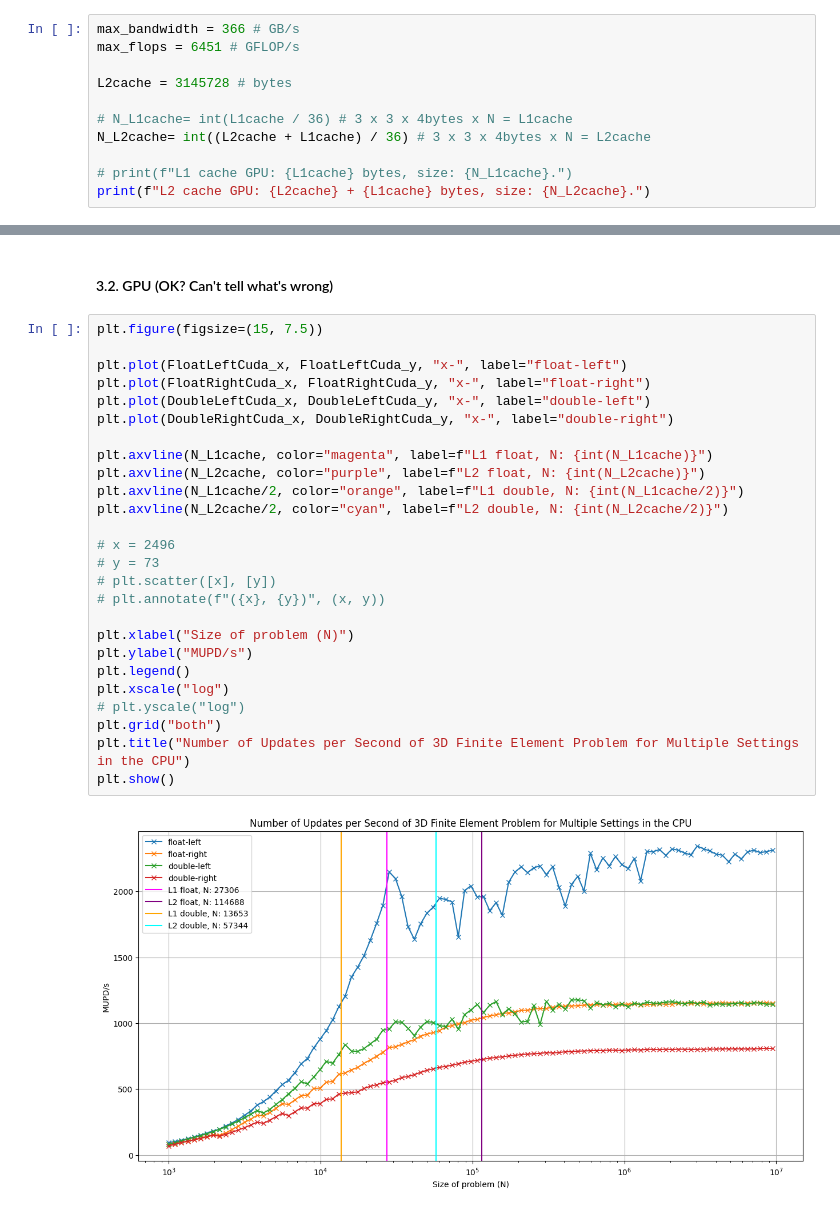
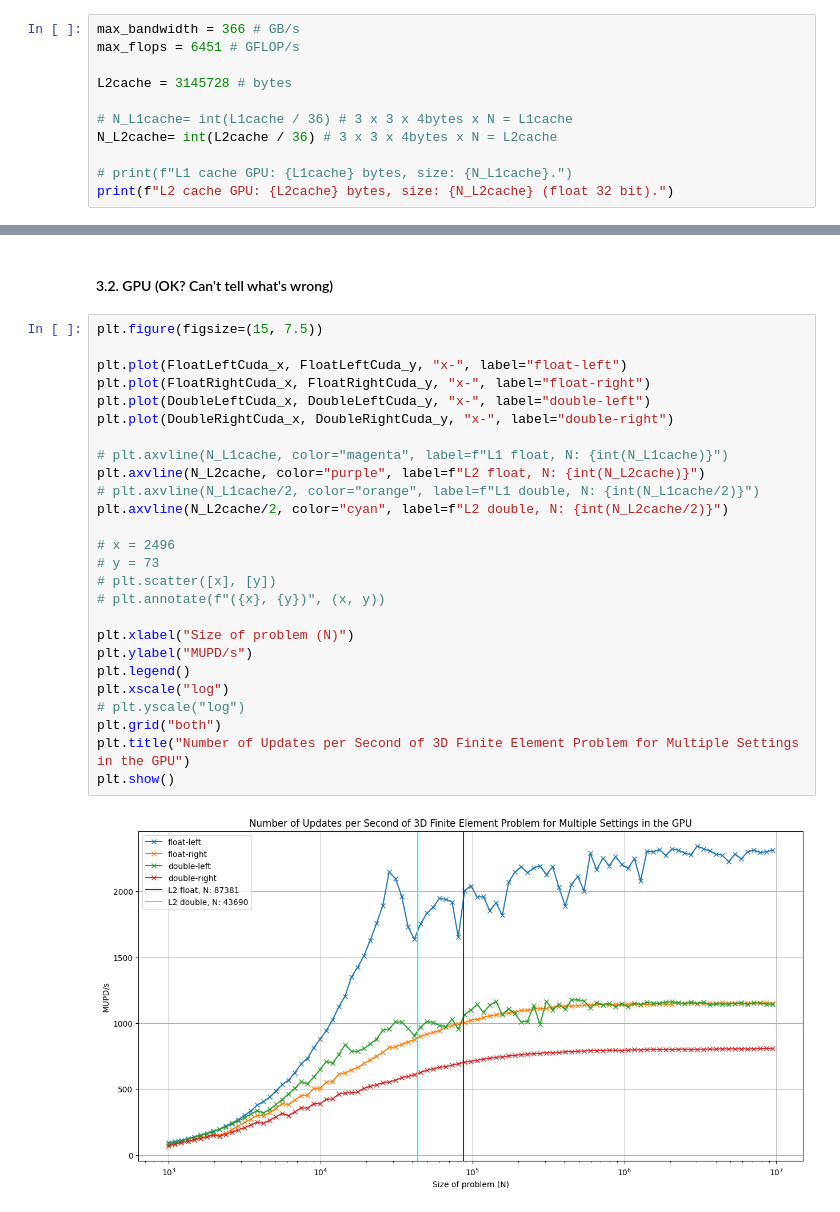
Before and after one commit to mjorrico/kokkos-fem, a Jupyter notebook: graphs.ipynb, the cells around one changed output, grey strips where cells are left out. Cells and saved outputs as stored; diff of their text form.

```diff
--- a/graphs.ipynb
+++ b/graphs.ipynb
@@ -26,8 +26,8 @@ max_flops = 6451 # GFLOP/s
 L2cache = 3145728 # bytes
 
 # N_L1cache= int(L1cache / 36) # 3 x 3 x 4bytes x N = L1cache
-N_L2cache= int((L2cache + L1cache) / 36) # 3 x 3 x 4bytes x N = L2cache
+N_L2cache= int(L2cache / 36) # 3 x 3 x 4bytes x N = L2cache
 
 # print(f"L1 cache GPU: {L1cache} bytes, size: {N_L1cache}.")
-print(f"L2 cache GPU: {L2cache} + {L1cache} bytes, size: {N_L2cache}.")
+print(f"L2 cache GPU: {L2cache} bytes, size: {N_L2cache} (float 32 bit).")
 # %% [output]
@@ -264,28 +265,28 @@ plt.show()
 # %%
 plt.figure(figsize=(15, 7.5))
 
 plt.plot(FloatLeftCuda_x, FloatLeftCuda_y, "x-", label="float-left")
 plt.plot(FloatRightCuda_x, FloatRightCuda_y, "x-", label="float-right")
 plt.plot(DoubleLeftCuda_x, DoubleLeftCuda_y, "x-", label="double-left")
 plt.plot(DoubleRightCuda_x, DoubleRightCuda_y, "x-", label="double-right")
 
-plt.axvline(N_L1cache, color="magenta", label=f"L1 float, N: {int(N_L1cache)}")
+# plt.axvline(N_L1cache, color="magenta", label=f"L1 float, N: {int(N_L1cache)}")
 plt.axvline(N_L2cache, color="purple", label=f"L2 float, N: {int(N_L2cache)}")
-plt.axvline(N_L1cache/2, color="orange", label=f"L1 double, N: {int(N_L1cache/2)}")
+# plt.axvline(N_L1cache/2, color="orange", label=f"L1 double, N: {int(N_L1cache/2)}")
 plt.axvline(N_L2cache/2, color="cyan", label=f"L2 double, N: {int(N_L2cache/2)}")
 
 # x = 2496
 # y = 73
 # plt.scatter([x], [y])
 # plt.annotate(f"({x}, {y})", (x, y))
 
 plt.xlabel("Size of problem (N)")
 plt.ylabel("MUPD/s")
 plt.legend()
 plt.xscale("log")
 # plt.yscale("log")
 plt.grid("both")
-plt.title("Number of Updates per Second of 3D Finite Element Problem for Multiple Settings in the CPU")
+plt.title("Number of Updates per Second of 3D Finite Element Problem for Multiple Settings in the GPU")
 plt.show()
 # %% [output]
-[figure, old version]
+[figure, new version]
```
Also changed, not shown: parts of 10 cells of this notebook, 7 other files.
